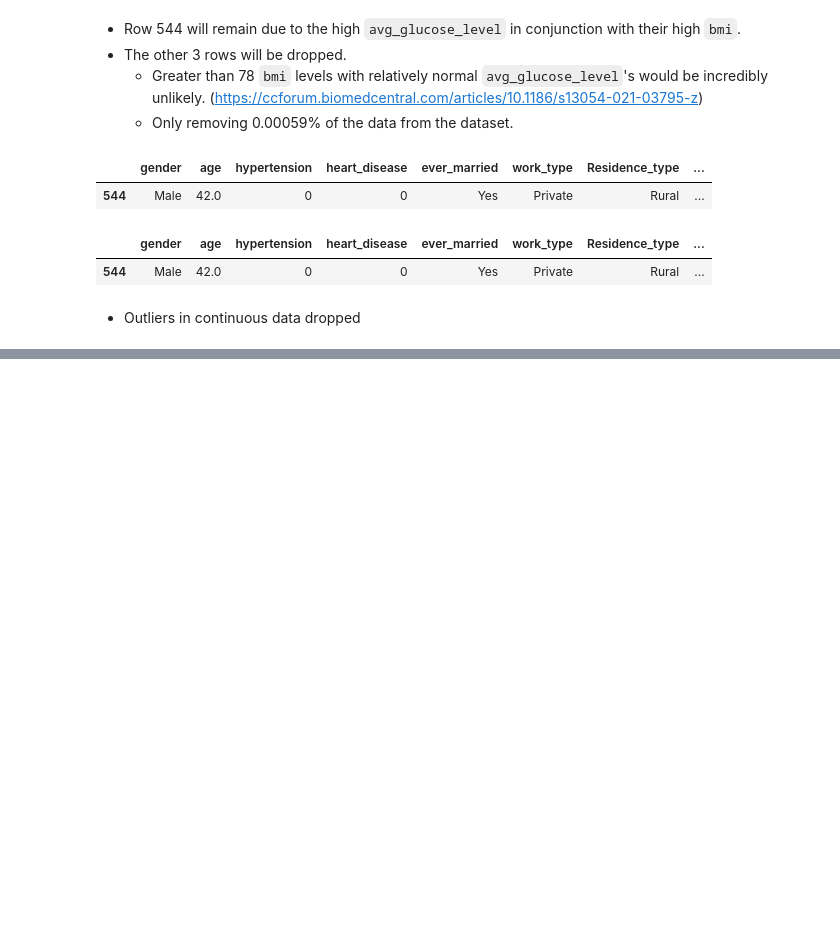
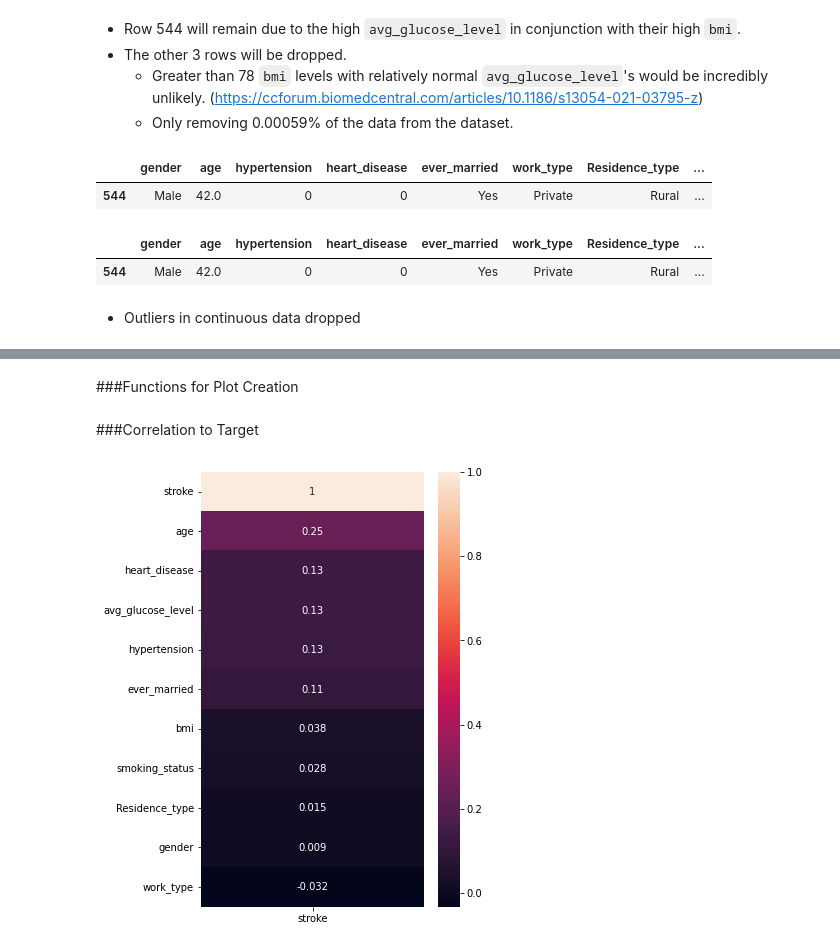
Before and after one commit to coding-dojo-data-science/Project-2-exemplar, a Jupyter notebook: Stroke_Prediction_Project.ipynb, the cells around one changed output, grey strips where cells are left out. Cells and saved outputs as stored; diff of their text form; code cells hidden in the pictures; blank space fills up the shorter version.

```diff
--- a/Stroke_Prediction_Project.ipynb
+++ b/Stroke_Prediction_Project.ipynb
@@ -245,0 +250,2 @@ display(ml_df[ml_df['bmi'] > 70])
+# %% [markdown]
+###Functions for Plot Creation
@@ -245,0 +288,15 @@ display(ml_df[ml_df['bmi'] > 70])
+# %% [markdown]
+###Correlation to Target
+# %%
+#Create a features dataframe to encode categorical data for correlation
+feat_df = eda_df.copy()
+feat_df.drop(columns = 'age_rounded', inplace = True)
+objList = feat_df.select_dtypes(include = "object").columns
+feat_df[objList] = feat_df[objList].apply(LabelEncoder().fit_transform)
+# %%
+#Sort the correlations of each column to SalePrice
+corr = feat_df.corr()[['stroke']].sort_values(by = 'stroke', ascending = False)
+plt.figure(figsize= (5,8))
+sns.heatmap(corr, annot = True);
+# %% [output]
+[figure, added]
```
Also changed, not shown: parts of 17 cells of this notebook.
